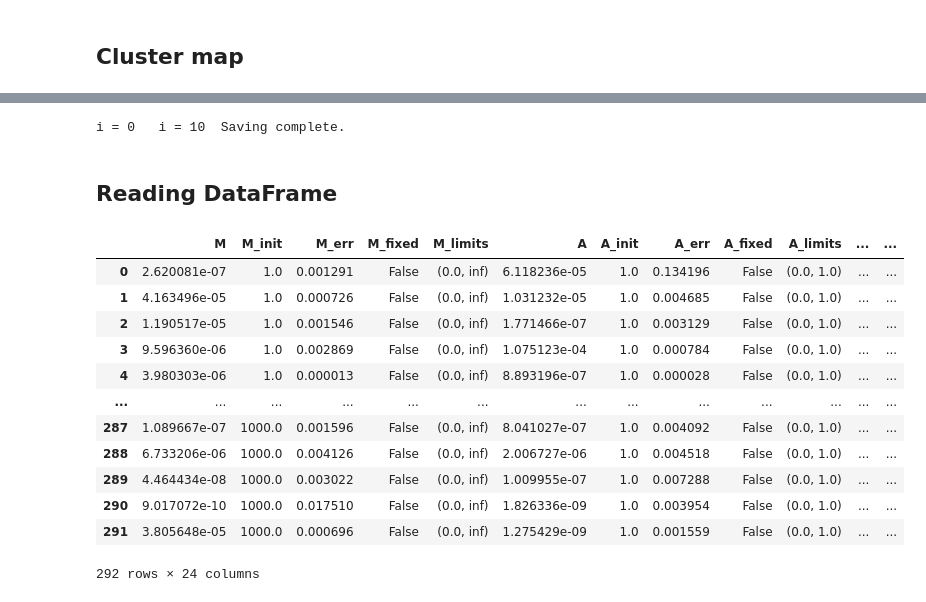
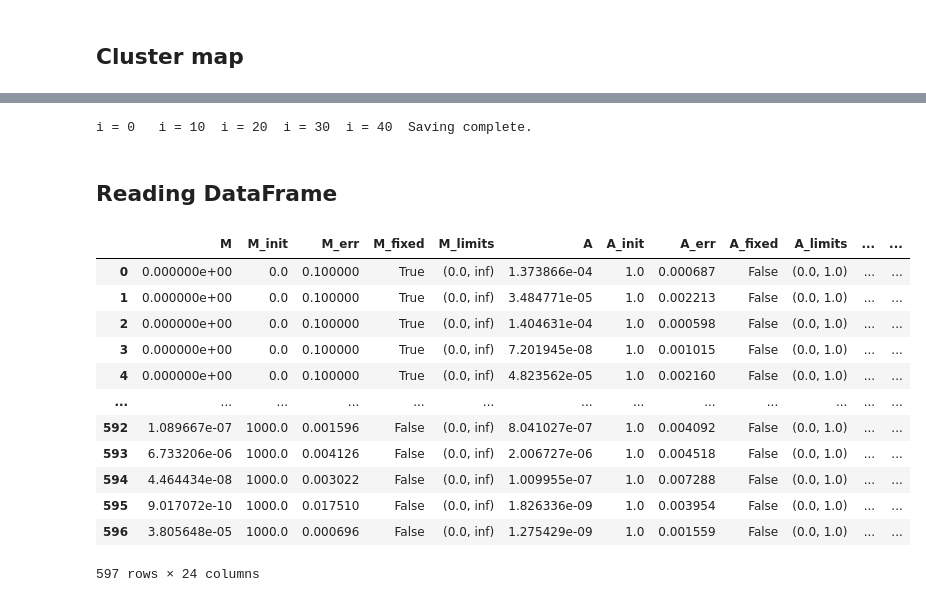
Before and after one commit to johannct/M2_Stage_Code, a Jupyter notebook: Simulation/Cluster_maps_Ntrial.ipynb, the cells around one changed output, grey strips where cells are left out. Drawn from its saved outputs; the diff is of its cells as text; code cells hidden in the pictures.

```diff
--- a/Simulation/Cluster_maps_Ntrial.ipynb
+++ b/Simulation/Cluster_maps_Ntrial.ipynb
@@ -131,39 +131,42 @@ Saving Dataframe results in Fit_Clusters/Clusters_NoDipole/Clusters_NoDipole_tes
 # %%
-Ntrial = 20
+Ntrial = 50
 output_path = "Fit_Clusters/Clusters_NoDipole/Clusters_NoDipole_"
 sufix = "tests_fit"
 x_fit = np.arange(0, npix)
+init =  (0, 3, 20, 40)
 map_cl, fit_cl = [], []
 for i in range(Ntrial):
     if i % 10 == 0: print(f'i = {i}', end = '\t')
     map = get_clusterContrast(cl, nside, lognormal=False)
     map_cl.append(map)
-    m = fit_dipole_err(model, map, init, names, bounds=([0, 0, 0, -90], [np.inf, 1, 360, 90]), verbose=False, plot_fig=False)
+    m = fit_dipole_err(model, map, init, names, bounds=([0, 0, 0, -90], [np.inf, 1, 360, 90]), verbose=False, plot_fig=False, fixed='M')
     fit_cl.append(m)
     y_fit_err = np.sqrt(np.abs(map))
     get_saveFit_minuit(m, output_path, sufix, x_fit, map, y_fit_err, verbose=False)
 print('Saving complete.')
 # %% [output]
-i = 0   i = 10  Saving complete.
+i = 0   i = 10  i = 20  i = 30  i = 40  Saving complete.
 # %% [markdown]
 ## Reading DataFrame
 # %%
+output_path = "Fit_Clusters/Clusters_NoDipole/Clusters_NoDipole_"
+sufix = "tests_fit"
 df = pd.read_csv(output_path + sufix + '.csv')
 df
 # %% [output]
 |  | M | M_init | M_err | M_fixed | M_limits | A | A_init | A_err | A_fixed | A_limits | ... | ... |
-| 0 | 2.620081e-07 | 1.0 | 0.001291 | False | (0.0, inf) | 6.118236e-05 | 1.0 | 0.134196 | False | (0.0, 1.0) | ... | ... |
-| 1 | 4.163496e-05 | 1.0 | 0.000726 | False | (0.0, inf) | 1.031232e-05 | 1.0 | 0.004685 | False | (0.0, 1.0) | ... | ... |
-| 2 | 1.190517e-05 | 1.0 | 0.001546 | False | (0.0, inf) | 1.771466e-07 | 1.0 | 0.003129 | False | (0.0, 1.0) | ... | ... |
-| 3 | 9.596360e-06 | 1.0 | 0.002869 | False | (0.0, inf) | 1.075123e-04 | 1.0 | 0.000784 | False | (0.0, 1.0) | ... | ... |
-| 4 | 3.980303e-06 | 1.0 | 0.000013 | False | (0.0, inf) | 8.893196e-07 | 1.0 | 0.000028 | False | (0.0, 1.0) | ... | ... |
+| 0 | 0.000000e+00 | 0.0 | 0.100000 | True | (0.0, inf) | 1.373866e-04 | 1.0 | 0.000687 | False | (0.0, 1.0) | ... | ... |
+| 1 | 0.000000e+00 | 0.0 | 0.100000 | True | (0.0, inf) | 3.484771e-05 | 1.0 | 0.002213 | False | (0.0, 1.0) | ... | ... |
+| 2 | 0.000000e+00 | 0.0 | 0.100000 | True | (0.0, inf) | 1.404631e-04 | 1.0 | 0.000598 | False | (0.0, 1.0) | ... | ... |
+| 3 | 0.000000e+00 | 0.0 | 0.100000 | True | (0.0, inf) | 7.201945e-08 | 1.0 | 0.001015 | False | (0.0, 1.0) | ... | ... |
+| 4 | 0.000000e+00 | 0.0 | 0.100000 | True | (0.0, inf) | 4.823562e-05 | 1.0 | 0.002160 | False | (0.0, 1.0) | ... | ... |
 | ... | ... | ... | ... | ... | ... | ... | ... | ... | ... | ... | ... | ... |
-| 287 | 1.089667e-07 | 1000.0 | 0.001596 | False | (0.0, inf) | 8.041027e-07 | 1.0 | 0.004092 | False | (0.0, 1.0) | ... | ... |
-| 288 | 6.733206e-06 | 1000.0 | 0.004126 | False | (0.0, inf) | 2.006727e-06 | 1.0 | 0.004518 | False | (0.0, 1.0) | ... | ... |
-| 289 | 4.464434e-08 | 1000.0 | 0.003022 | False | (0.0, inf) | 1.009955e-07 | 1.0 | 0.007288 | False | (0.0, 1.0) | ... | ... |
-| 290 | 9.017072e-10 | 1000.0 | 0.017510 | False | (0.0, inf) | 1.826336e-09 | 1.0 | 0.003954 | False | (0.0, 1.0) | ... | ... |
-| 291 | 3.805648e-05 | 1000.0 | 0.000696 | False | (0.0, inf) | 1.275429e-09 | 1.0 | 0.001559 | False | (0.0, 1.0) | ... | ... |
+| 592 | 1.089667e-07 | 1000.0 | 0.001596 | False | (0.0, inf) | 8.041027e-07 | 1.0 | 0.004092 | False | (0.0, 1.0) | ... | ... |
+| 593 | 6.733206e-06 | 1000.0 | 0.004126 | False | (0.0, inf) | 2.006727e-06 | 1.0 | 0.004518 | False | (0.0, 1.0) | ... | ... |
+| 594 | 4.464434e-08 | 1000.0 | 0.003022 | False | (0.0, inf) | 1.009955e-07 | 1.0 | 0.007288 | False | (0.0, 1.0) | ... | ... |
+| 595 | 9.017072e-10 | 1000.0 | 0.017510 | False | (0.0, inf) | 1.826336e-09 | 1.0 | 0.003954 | False | (0.0, 1.0) | ... | ... |
+| 596 | 3.805648e-05 | 1000.0 | 0.000696 | False | (0.0, inf) | 1.275429e-09 | 1.0 | 0.001559 | False | (0.0, 1.0) | ... | ... |
-292 rows × 24 columns
+597 rows × 24 columns
 # %%
 mask = (df['valid'] == True) #to select only valid minima in figt.
 print("Nb. of non-valid minimum :", len(df[~mask]))
```
Also changed, not shown: parts of 17 cells of this notebook, 1 other file.
